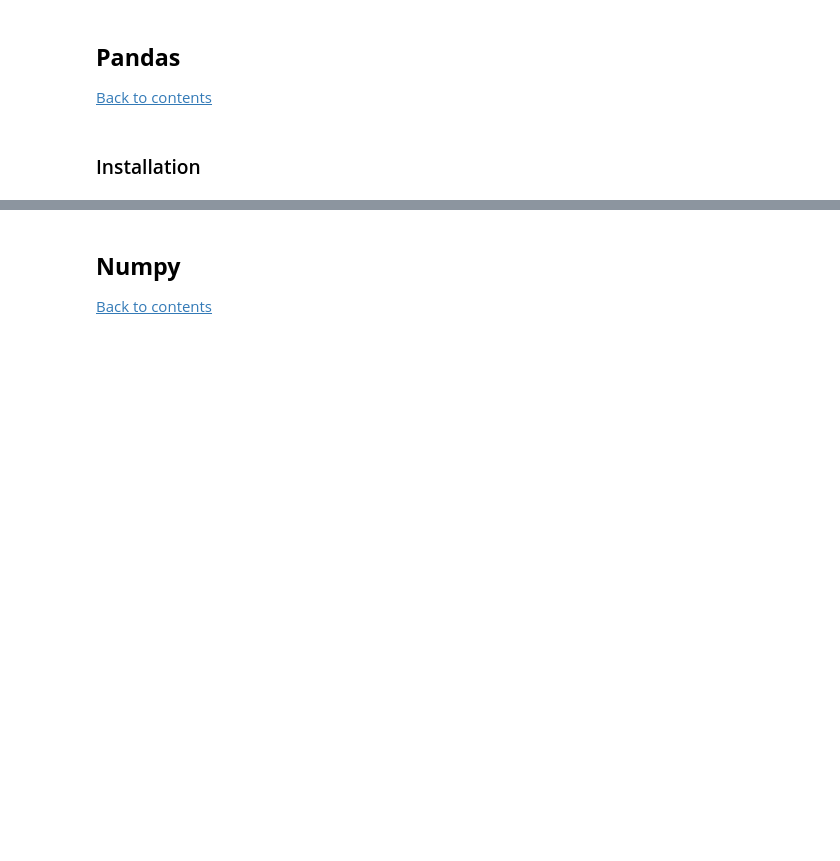
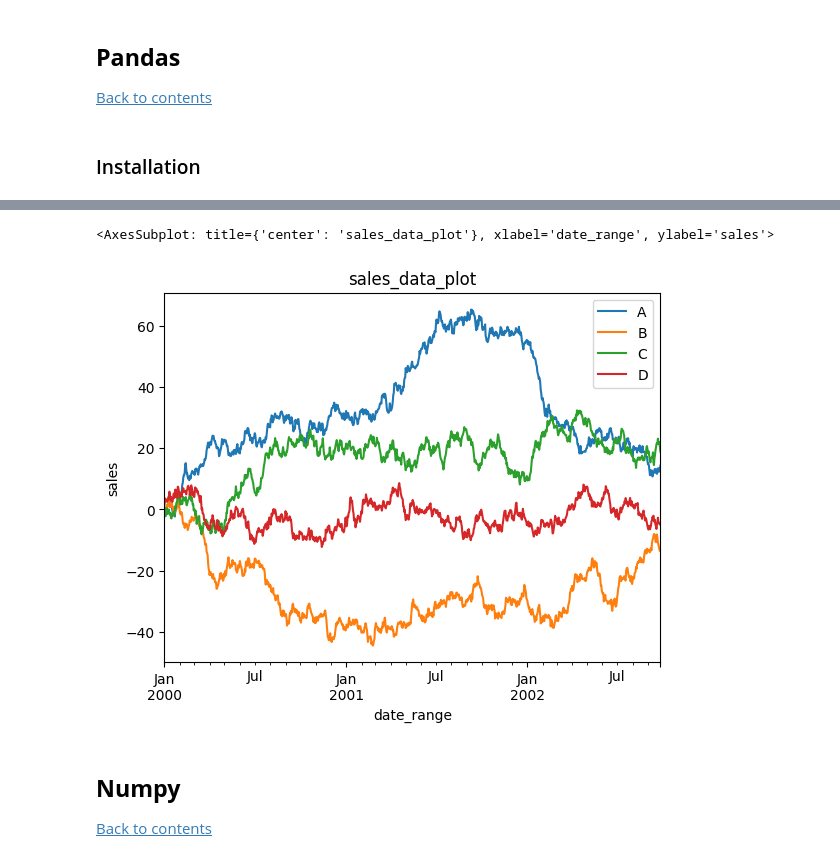
Before and after one commit to ManashJKonwar/Training-Python, a Jupyter notebook: day_4.ipynb, the cells around one changed output, grey strips where cells are left out. Cells and saved outputs as stored; diff of their text form; code cells hidden in the pictures; blank space fills up the shorter version.

```diff
--- a/day_4.ipynb
+++ b/day_4.ipynb
@@ -28,0 +634,6 @@ Refer to the outline of this notebook below to browse through different sections
+# %%
+# Generating a time series dataframe with multiple column labels
+df = pd.DataFrame(
+    np.random.randn(1000, 4), index=ts.index, columns=["A", "B", "C", "D"]
+)
+df
@@ -29,3 +654,10 @@ Refer to the outline of this notebook below to browse through different sections
+# %%
+df = df.cumsum()
+# %%
+df.plot(xlabel='date_range', ylabel='sales', title='sales_data_plot')
+# %% [output]
+<AxesSubplot: title={'center': 'sales_data_plot'}, xlabel='date_range', ylabel='sales'>
+[figure, added]
 # %% [markdown]
 ## **Numpy**
 
```
Also changed, not shown: parts of 64 cells of this notebook.
